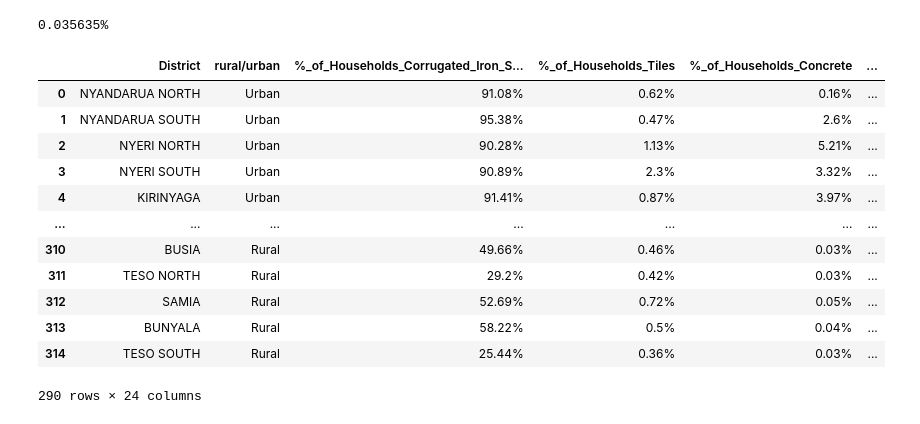
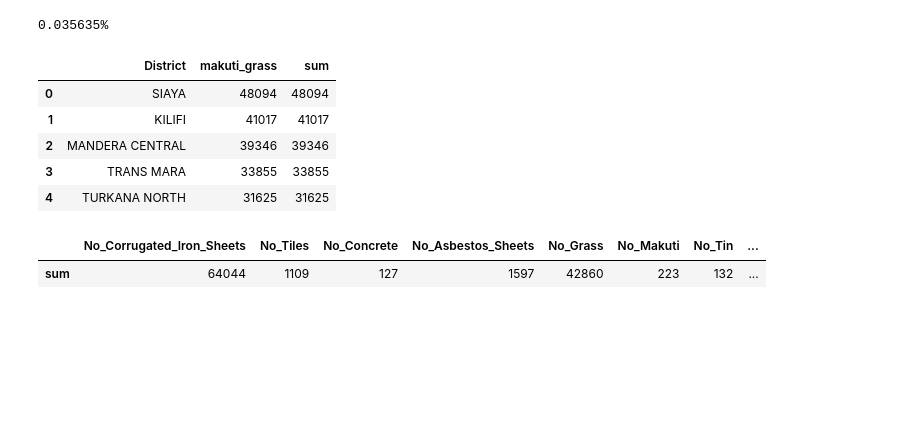
Before and after one commit to Ruoro/cleaning_practice, a Jupyter notebook: Copy_of_Python_Data_Cleaning_and_Analysis_Kenyan_Households_Roofing_Materials.ipynb, the cells around one changed output. Cells and saved outputs as stored; diff of their text form; code cells hidden in the pictures; blank space fills up the shorter version.

```diff
--- a/Copy_of_Python_Data_Cleaning_and_Analysis_Kenyan_Households_Roofing_Materials.ipynb
+++ b/Copy_of_Python_Data_Cleaning_and_Analysis_Kenyan_Households_Roofing_Materials.ipynb
@@ -415,26 +415,25 @@ print(percent_of_concrete)
 # %%
 # Challenge 14
 # Which top 3 districts have the highest no. of grass and makuti households?
 #
-high_df = (roofing_df.groupby(['District','No_Makuti', 'No_Grass'])['No_Makuti','No_Grass'].agg(['sum']).sort_values(by ='sum')(by='sum', ascending=False).reset_index().drop_duplicates('District', keep='first'))
-high_df.head(3)
+roofing_df['makuti_grass'] = (roofing_df['No_Makuti'] + roofing_df['No_Grass'])
+high_df = (roofing_df.groupby(['District','makuti_grass'])['makuti_grass'].agg(['sum']).sort_values(by ='sum', ascending=False).reset_index().drop_duplicates('District', keep='first'))
+high_df.head()
 # %% [output]
-|  | District | rural/urban | %_of_Households_Corrugated_Iron_S... | %_of_Households_Tiles | %_of_Households_Concrete | ... |
-| 0 | NYANDARUA NORTH | Urban | 91.08% | 0.62% | 0.16% | ... |
-| 1 | NYANDARUA SOUTH | Urban | 95.38% | 0.47% | 2.6% | ... |
-| 2 | NYERI NORTH | Urban | 90.28% | 1.13% | 5.21% | ... |
-| 3 | NYERI SOUTH | Urban | 90.89% | 2.3% | 3.32% | ... |
-| 4 | KIRINYAGA | Urban | 91.41% | 0.87% | 3.97% | ... |
-| ... | ... | ... | ... | ... | ... | ... |
-| 310 | BUSIA | Rural | 49.66% | 0.46% | 0.03% | ... |
-| 311 | TESO NORTH | Rural | 29.2% | 0.42% | 0.03% | ... |
-| 312 | SAMIA | Rural | 52.69% | 0.72% | 0.05% | ... |
-| 313 | BUNYALA | Rural | 58.22% | 0.5% | 0.04% | ... |
-| 314 | TESO SOUTH | Rural | 25.44% | 0.36% | 0.03% | ... |
+|  | District | makuti_grass | sum |
+| 0 | SIAYA | 48094 | 48094 |
+| 1 | KILIFI | 41017 | 41017 |
+| 2 | MANDERA CENTRAL | 39346 | 39346 |
+| 3 | TRANS MARA | 33855 | 33855 |
+| 4 | TURKANA NORTH | 31625 | 31625 |
-290 rows × 24 columns
 # %%
 # Challenge 15
 # What is the households distribution of iron sheets, mud/dung, tin,
 # makuti, grass, sheets, concrete, tiles for Baringa County?
 #
-OUR CODE GOES HERE
+baringo_housing = roofing_df[roofing_df['County'] == 'Baringo']
+baringo_housing_tot = baringo_housing[['No_Corrugated_Iron_Sheets', 'No_Tiles',	'No_Concrete',	'No_Asbestos_Sheets',	'No_Grass',	'No_Makuti',	'No_Tin',	'No_Mud/Dung',	'No_Other']].agg(['sum'])
+baringo_housing_tot
+# %% [output]
+|  | No_Corrugated_Iron_Sheets | No_Tiles | No_Concrete | No_Asbestos_Sheets | No_Grass | No_Makuti | No_Tin | ... |
+| sum | 64044 | 1109 | 127 | 1597 | 42860 | 223 | 132 | ... |
```
Also changed, not shown: parts of 1 cell of this notebook.
